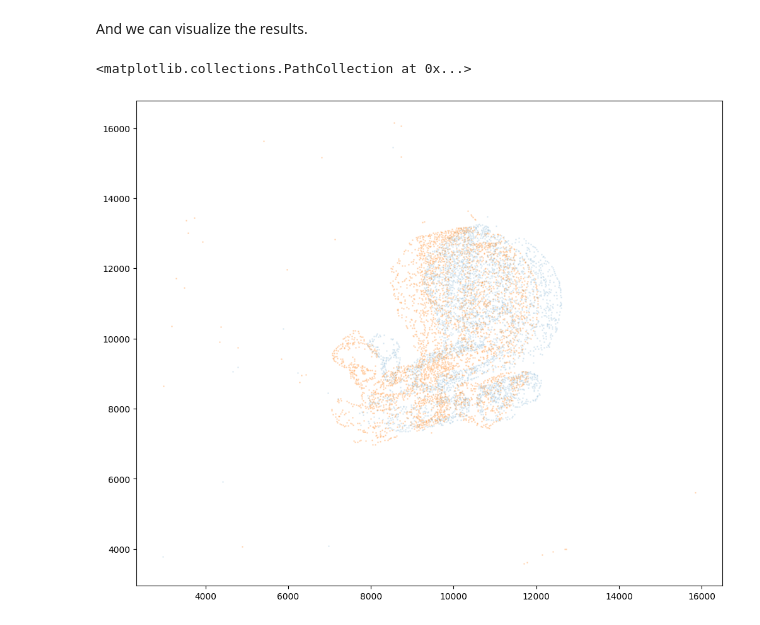
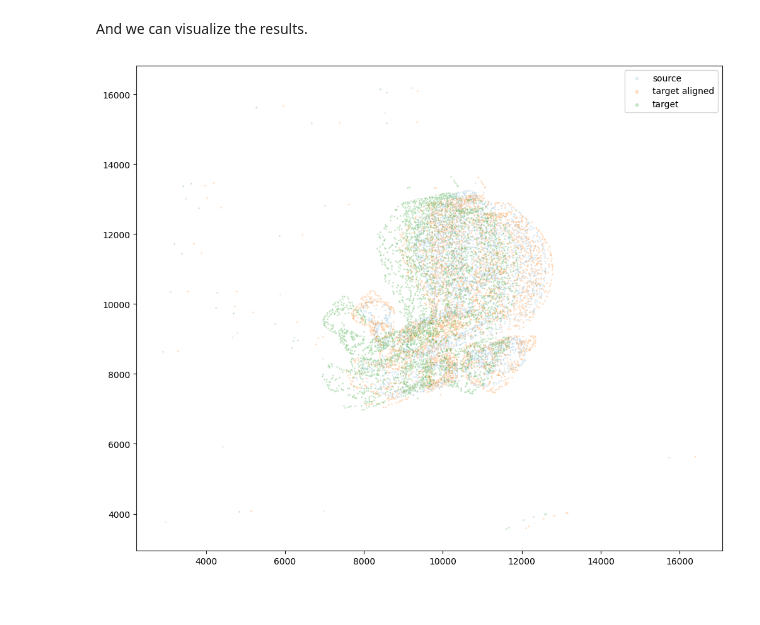
Before and after one commit to JEFworks-Lab/STalign, a Jupyter notebook: docs/notebooks/heart-alignment-varying-thickness.ipynb, the cells around one changed output. Cells and saved outputs as stored; diff of their text form; code cells hidden in the pictures.

```diff
--- a/docs/notebooks/heart-alignment-varying-thickness.ipynb
+++ b/docs/notebooks/heart-alignment-varying-thickness.ipynb
@@ -70,7 +70,7 @@ We will first use `STalign` to rasterize the single cell centroid positions into
 Note that points are plotting with the origin at bottom left while images are typically plotted with origin at top left so we've used `invert_yaxis()` to invert the yaxis for visualization consistency.
 # %%
 # rasterize at 100um resolution so image looks smooth
-XI,YI,I,fig = STalign.rasterize(xI,yI,dx=50)
+XI,YI,I,fig = STalign.rasterize(xI,yI,dx=100)
 
 # plot
 ax = fig.axes[0]
@@ -114,7 +114,7 @@ ax.scatter(xJ,yJ,s=1,alpha=0.2,c='#ff7f0e')
 [figure]
 # %%
 # rasterize and plot
-XJ,YJ,J,fig = STalign.rasterize(xJ,yJ,dx=50)
+XJ,YJ,J,fig = STalign.rasterize(xJ,yJ,dx=100)
 ax = fig.axes[0]
 ax.invert_yaxis()
 # %% [output]
@@ -163,7 +163,7 @@ params = {
           'niter':1000,
           'device':device,
           'diffeo_start':100,
-          'a':100,
+          'a':500,
           'epV':1000,
           'sigmaB':0.1,
           'muB': torch.tensor([0,0,0]), # black is background in target
@@ -234,10 +234,14 @@ And we can visualize the results.
 # %%
 # plot results
 fig,ax = plt.subplots()
-ax.scatter(tpointsI[0,:],tpointsI[1,:],s=1,alpha=0.1)
-ax.scatter(tpointsJ[:,1],tpointsJ[:,0],s=1,alpha=0.2) # also needs to plot as y,x not x,y
+ax.scatter(tpointsI[0,:],tpointsI[1,:],s=1,alpha=0.1, label = 'source')
+ax.scatter(tpointsJ[:,1],tpointsJ[:,0],s=1,alpha=0.2, label = 'target aligned')
+ax.scatter(xJ,yJ,s=1,alpha=0.2, label = 'target')
+
+lgnd = plt.legend(loc="upper right", scatterpoints=1, fontsize=10)
+for handle in lgnd.legend_handles:
+    handle.set_sizes([10.0])
 # %% [output]
-<matplotlib.collections.PathCollection at 0x...>
-[figure, old version]
+[figure, new version]
 # %%
 # write out results as needed
```
Also changed, not shown: parts of 6 cells of this notebook.
